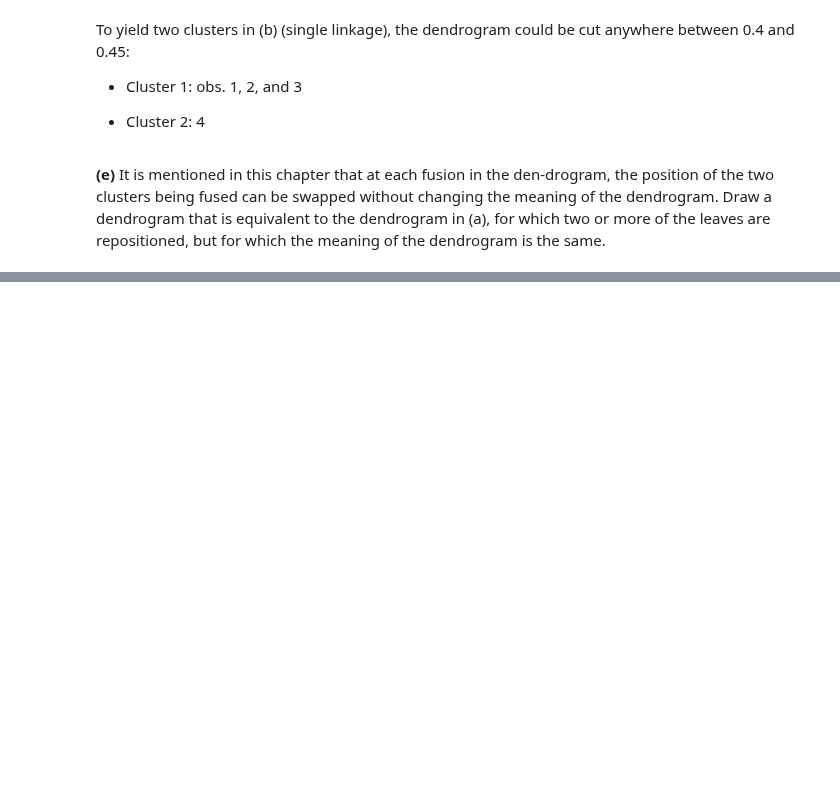
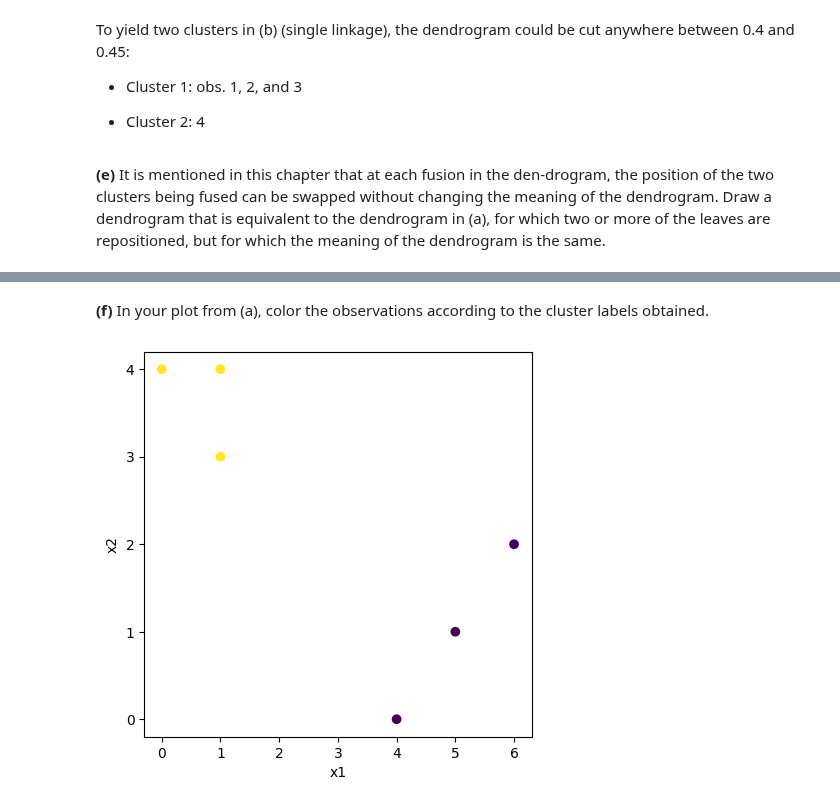
Before and after one commit to drwslv/StanfordOnline-Statistical-Learning, a Jupyter notebook: Ch12 Solutions Conceptual.ipynb, the cells around one changed output, grey strips where cells are left out. Drawn from its saved outputs; the diff is of its cells as text; code cells hidden in the pictures; blank space fills up the shorter version.

```diff
--- a/Ch12 Solutions Conceptual.ipynb
+++ b/Ch12 Solutions Conceptual.ipynb
@@ -117,0 +278,3 @@ To yield two clusters in (b) (single linkage), the dendrogram could be cut anywh
+# %%
+centroid1 = tuple(mat_df.loc[ mat_df['k3'] == 0, ['x1','x2']].mean(axis=0))
+centroid1 # (x1, x2)
@@ -117,0 +283,3 @@ To yield two clusters in (b) (single linkage), the dendrogram could be cut anywh
+# %%
+centroid2 = tuple(mat_df.loc[ mat_df['k3'] == 1, ['x1','x2']].mean(axis=0))
+centroid2 # (x1, x2)
@@ -117,0 +288,12 @@ To yield two clusters in (b) (single linkage), the dendrogram could be cut anywh
+# %%
+dist_to_1 = []
+dist_to_2 = []
+
+for obs in range(0,mat_df.shape[0]):
+    point = tuple(mat_df.iloc[obs, 0:2])
+
+    dist_to_1.append(eucdist(point, centroid1))
+    dist_to_2.append(eucdist(point, centroid2))
+# %%
+k4 = [0 if dist_to_1[i] < dist_to_2[i] else 1 for i in range(0,len(dist_to_1))]
+k4
@@ -117,0 +313,14 @@ To yield two clusters in (b) (single linkage), the dendrogram could be cut anywh
+# %% [markdown]
+**(f)** In your plot from (a), color the observations according to the cluster labels obtained.
+# %%
+x1 = np.array([1, 1, 0, 5, 6, 4])
+x2 = np.array([4, 3, 4, 1, 2, 0])
+
+fig, ax = plt.subplots(figsize=(5,5))
+ax.set_xticks([0, 1, 2, 3, 4, 5, 6])
+ax.set_yticks([0, 1, 2, 3, 4, 5, 6])
+ax.set_xlabel('x1')
+ax.set_ylabel('x2')
+ax.scatter(x1, x2, c= k4);
+# %% [output]
+[figure, added]
```
Also changed, not shown: parts of 28 cells of this notebook.
